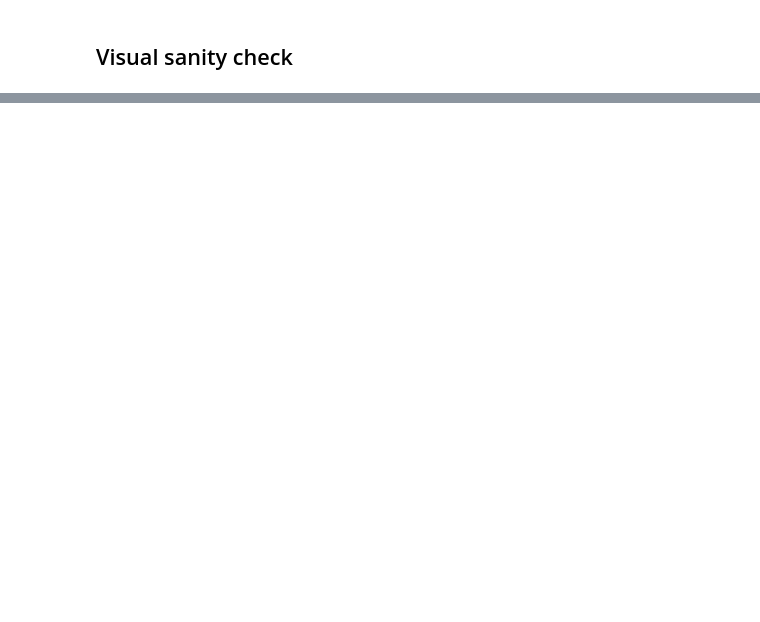
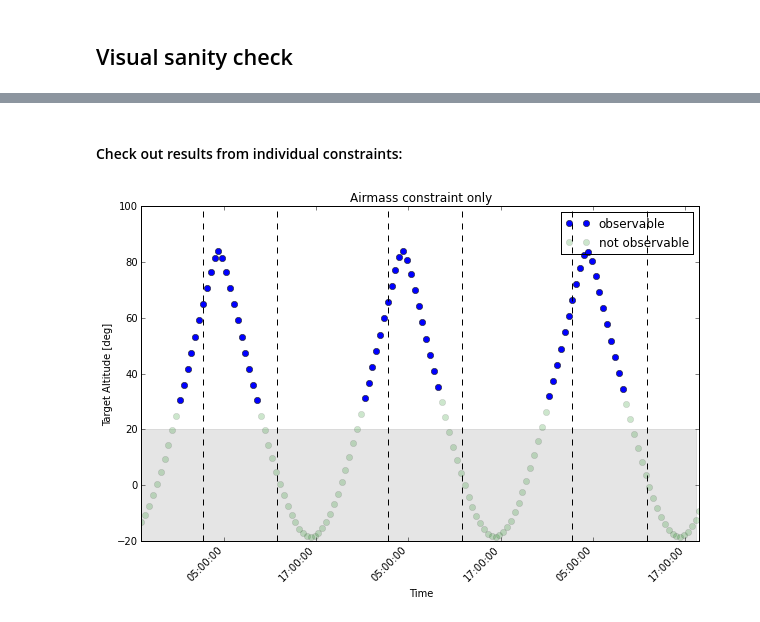
Before and after one commit to bmorris3/gsoc2015, a Jupyter notebook: constraints-classes.ipynb, the cells around one changed output, grey strips where cells are left out. Drawn from its saved outputs; the diff is of its cells as text; code cells hidden in the pictures; blank space fills up the shorter version.

```diff
--- a/constraints-classes.ipynb
+++ b/constraints-classes.ipynb
@@ -146,0 +174,30 @@ plt.show()
+# %% [markdown]
+#### Check out results from individual constraints:
+# %%
+individual_constraint = constraints.constraints_applied['airmass_constraint']
+
+fig, ax = plt.subplots(figsize=(10,6))
+# Where "observable", i.e. constraints met
+ax.plot_date(constraints.times.plot_date[individual_constraint],
+             constraints.target_altaz.alt[individual_constraint],
+             'o', label='observable')
+# Where not "observable", i.e. constraints not met
+ax.plot_date(constraints.times.plot_date[~individual_constraint],
+             constraints.target_altaz.alt[~individual_constraint],
+             label='not observable', alpha=0.2)
+
+# Draw lines at civil twilight (our defined solar horizon limits)
+[ax.axvline(ref_line.plot_date, color='k', ls='--') for ref_line in ref_lines]
+
+# Fill below minimum target altitude
+ax.fill_between([start_time.plot_date, end_time.plot_date],
+                -20, 20, color='k', alpha=0.1)
+[l.set(rotation=45, ha='right') for l in ax.get_xticklabels()]
+title_fmt = "%Y-%m-%d"
+title_string = "Airmass constraint only"
+ax.set(xlabel='Time', ylabel="Target Altitude [deg]",
+       title=title_string)
+ax.legend()
+plt.show()
+# %% [output]
+[figure, added]
```
Also changed, not shown: parts of 6 cells of this notebook.
